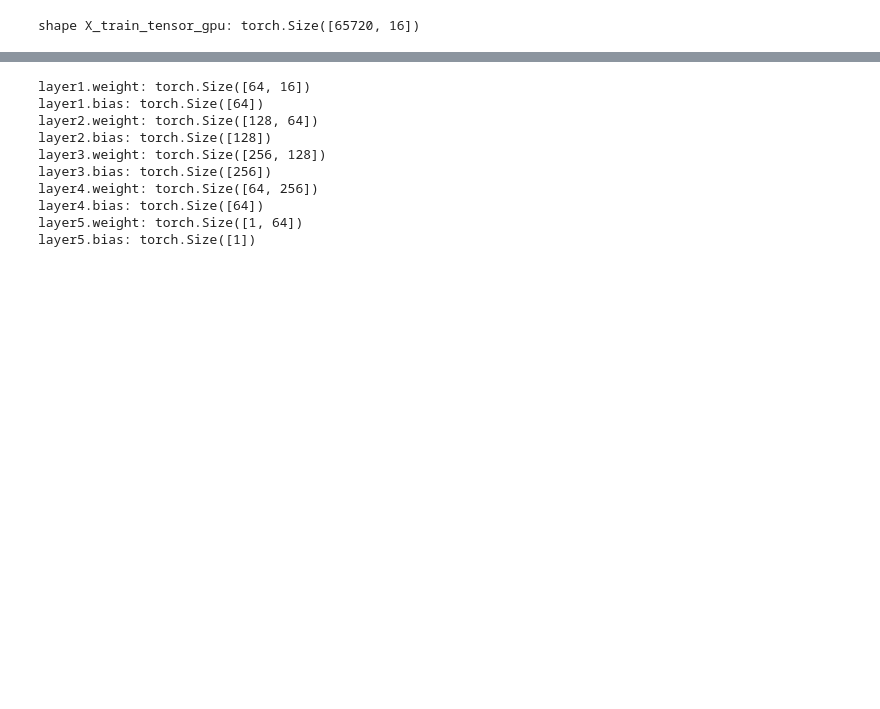
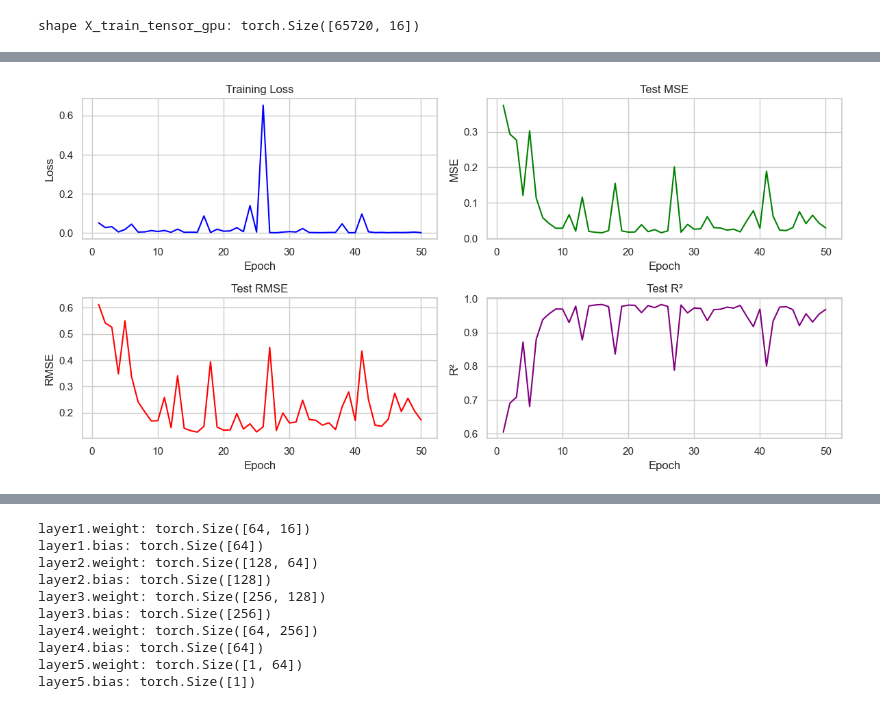
Before and after one commit to Lisicheng999/rent_prediction, a Jupyter notebook: analysis_DL.ipynb, the cells around one changed output, grey strips where cells are left out. Saved outputs shown, nothing was run; the diff lists cells and outputs as text; code cells hidden in the pictures; blank space fills up the shorter version.

```diff
--- a/analysis_DL.ipynb
+++ b/analysis_DL.ipynb
@@ -294,0 +320,40 @@ Epoch 20/20, Loss: 0.0019452314591035247, Val Loss: 0.03597533330321312
+# %%
+import matplotlib.pyplot as plt
+import seaborn as sns
+
+# 绘制2x2的图表矩阵
+plt.figure(figsize=(12, 6))
+
+# 绘制训练损失曲线
+ax1 = plt.subplot(2, 2, 1)
+plt.plot(range(1, epochs + 1), loss_values, label='Training Loss', color='blue')
+plt.title('Training Loss')
+plt.xlabel('Epoch')
+plt.ylabel('Loss')
+
+# 绘制MSE曲线
+ax2 = plt.subplot(2, 2, 2)
+plt.plot(range(1, epochs + 1), mse_values, label='Test MSE', color='green')
+plt.title('Test MSE')
+plt.xlabel('Epoch')
+plt.ylabel('MSE')
+
+# 绘制RMSE曲线
+ax3 = plt.subplot(2, 2, 3)
+plt.plot(range(1, epochs + 1), rmse_values, label='Test RMSE', color='red')
+plt.title('Test RMSE')
+plt.xlabel('Epoch')
+plt.ylabel('RMSE')
+
+# 绘制R²曲线
+ax4 = plt.subplot(2, 2, 4)
+plt.plot(range(1, epochs + 1), r2_values, label='Test R²', color='purple')
+plt.title('Test R²')
+plt.xlabel('Epoch')
+plt.ylabel('R²')
+
+# 调整布局并显示图表
+plt.tight_layout()
+plt.show()
+# %% [output]
+[figure, added]
```
Also changed, not shown: parts of 13 cells of this notebook, 12 other files.
